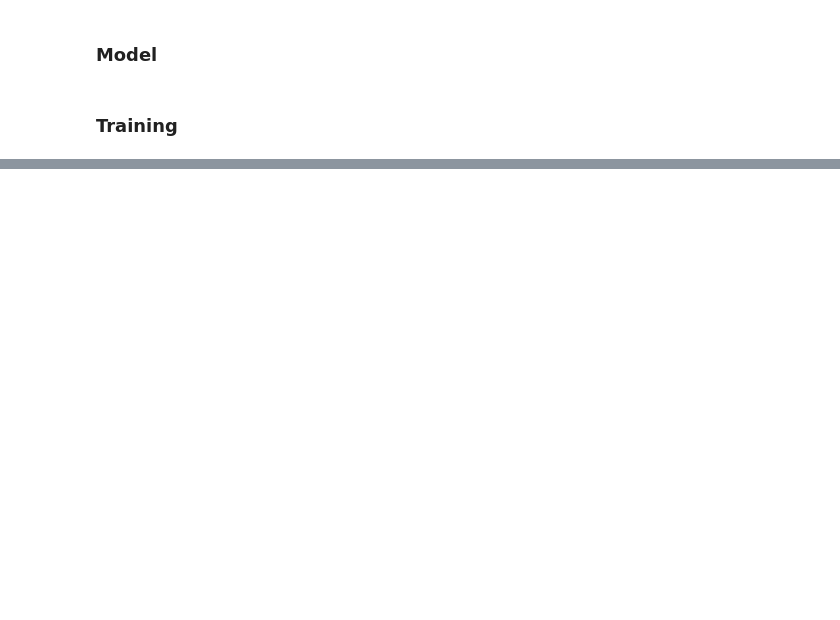
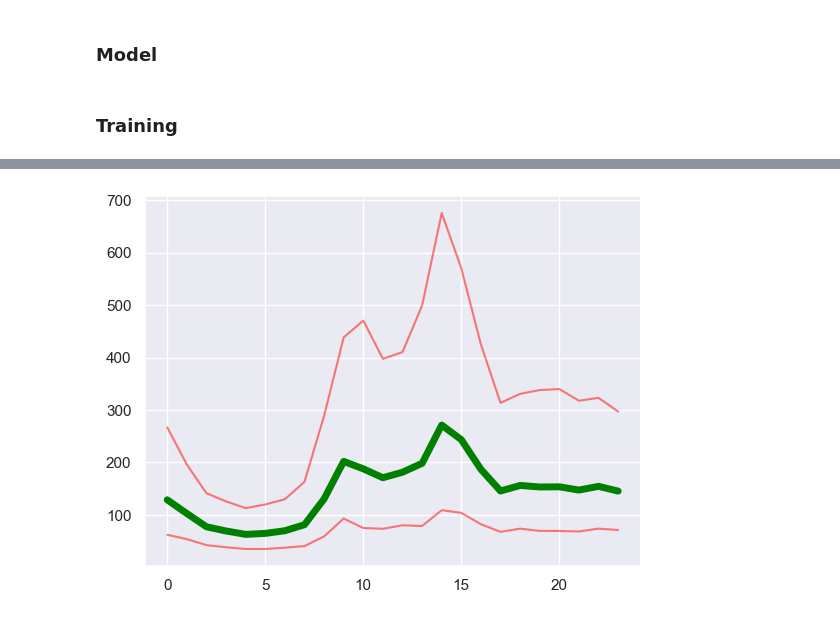
Before and after one commit to kabolat/behavio-temporal-vae, a Jupyter notebook: notebooks/sdg_baseline.ipynb, the cells around one changed output, grey strips where cells are left out. Drawn from its saved outputs; the diff is of its cells as text; code cells hidden in the pictures; blank space fills up the shorter version.

```diff
--- a/notebooks/sdg_baseline.ipynb
+++ b/notebooks/sdg_baseline.ipynb
@@ -241,0 +352,13 @@ Conditioner saved at ./runs/Apr23_15-05-37_iepg-st-gpu.ewi.tudelft.nl/conditione
+# %%
+x_mu_denorm = utils.zero_preserved_log_denormalize(x_mu, nonzero_mean, nonzero_std, log_input=LOG_SPACE, zero_id=ZERO_ID, shift=SHIFT)
+x_sigma_upper_denorm = utils.zero_preserved_log_denormalize(x_mu+x_sigma, nonzero_mean, nonzero_std, log_input=LOG_SPACE, zero_id=ZERO_ID, shift=SHIFT)
+x_sigma_lower_denorm = utils.zero_preserved_log_denormalize(x_mu-x_sigma, nonzero_mean, nonzero_std, log_input=LOG_SPACE, zero_id=ZERO_ID, shift=SHIFT)
+
+plt.plot(x_mu_denorm.T, lw=5, color='green')
+plt.plot(x_sigma_upper_denorm.T, color='red', alpha=0.5)
+plt.plot(x_sigma_lower_denorm.T, color='red', alpha=0.5)
+plt.show()
+
+plt.show()
+# %% [output]
+[figure, added]
```
Also changed, not shown: parts of 30 cells of this notebook.
